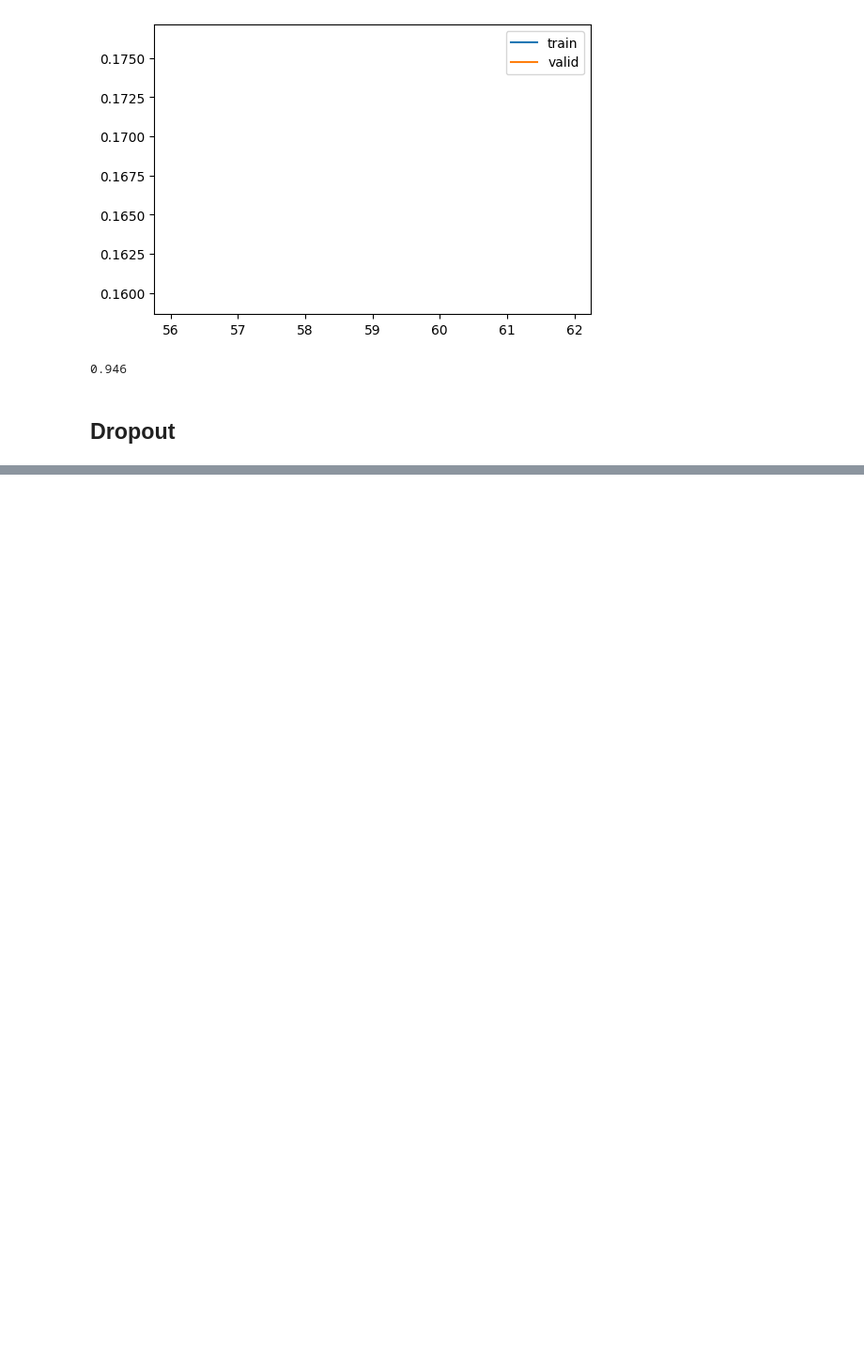
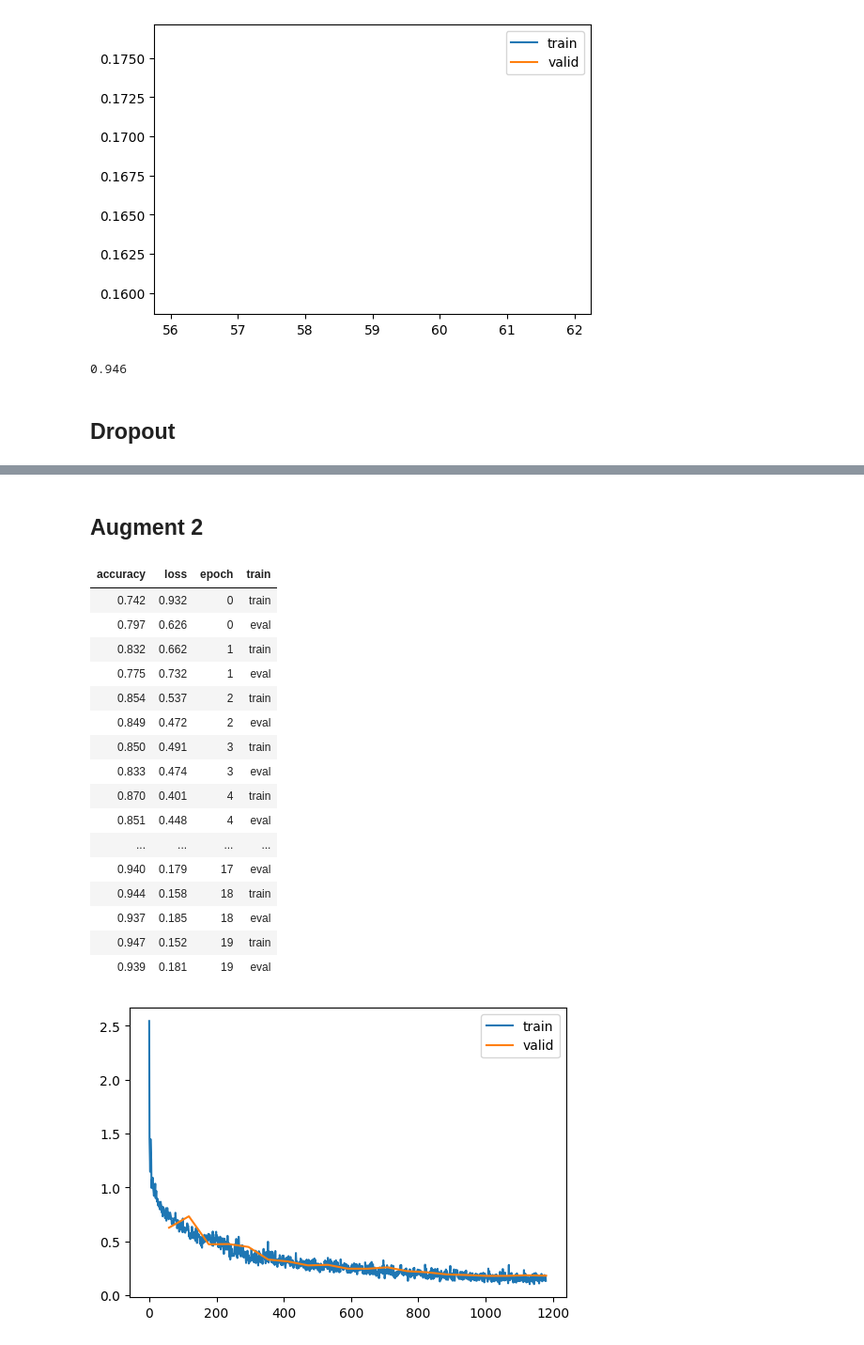
Before and after one commit to teome/diffusion-play, a Jupyter notebook: nbs/14_augment.ipynb, the cells around one changed output, grey strips where cells are left out. Shown at 94% size. Cells and saved outputs as stored; diff of their text form; code cells hidden in the pictures; blank space fills up the shorter version.

```diff
--- a/nbs/14_augment.ipynb
+++ b/nbs/14_augment.ipynb
@@ -751,0 +787,37 @@ class Dropout(nn.Module):
+# %% [markdown]
+## Augment 2
+# %%
+@inplace
+def transformi(b): b[xl] = [(TF.to_tensor(o) * 2 - 1) for o in b[xl]]
+
+tds = dsd.with_transform(transformi)
+dls = DataLoaders.from_dd(tds, bs, num_workers=fc.defaults.cpus)
+# %%
+set_seed(42)
+epochs = 20
+lr = 1e-2
+tmax = epochs * len(dls.train)
+sched = partial(lr_scheduler.OneCycleLR, max_lr=lr, total_steps=tmax)
+xtra = [BatchSchedCB(sched), augcb]
+model = get_model(act_gr, norm=nn.BatchNorm2d).apply(iw)
+learn = TrainLearner(model, dls, F.cross_entropy, lr=lr, cbs=cbs+xtra, opt_func=optim.AdamW)
+learn.fit(epochs)
+# %% [output]
+| accuracy | loss | epoch | train |
+| 0.742 | 0.932 | 0 | train |
+| 0.797 | 0.626 | 0 | eval |
+| 0.832 | 0.662 | 1 | train |
+| 0.775 | 0.732 | 1 | eval |
+| 0.854 | 0.537 | 2 | train |
+| 0.849 | 0.472 | 2 | eval |
+| 0.850 | 0.491 | 3 | train |
+| 0.833 | 0.474 | 3 | eval |
+| 0.870 | 0.401 | 4 | train |
+| 0.851 | 0.448 | 4 | eval |
+| ... | ... | ... | ... |
+| 0.940 | 0.179 | 17 | eval |
+| 0.944 | 0.158 | 18 | train |
+| 0.937 | 0.185 | 18 | eval |
+| 0.947 | 0.152 | 19 | train |
+| 0.939 | 0.181 | 19 | eval |
+[figure, added]
```
Also changed, not shown: parts of 10 cells of this notebook.
